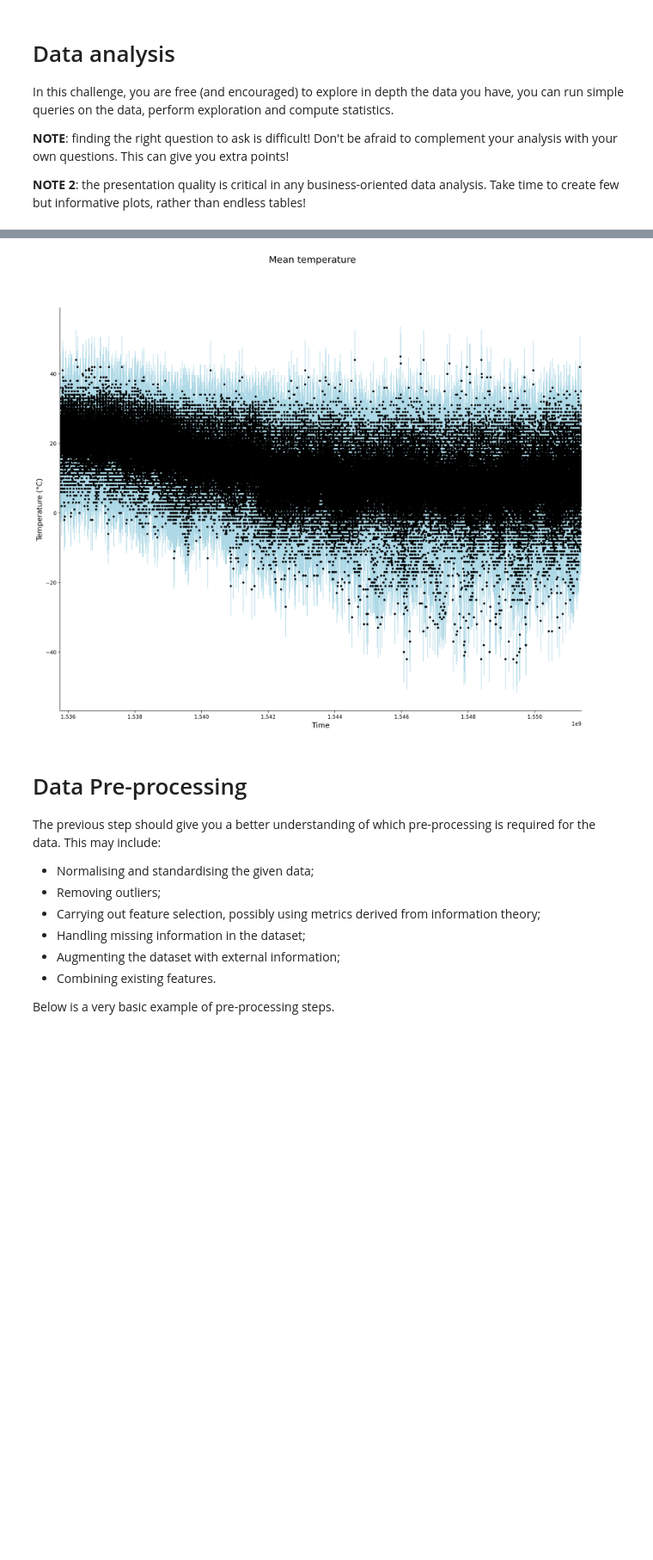
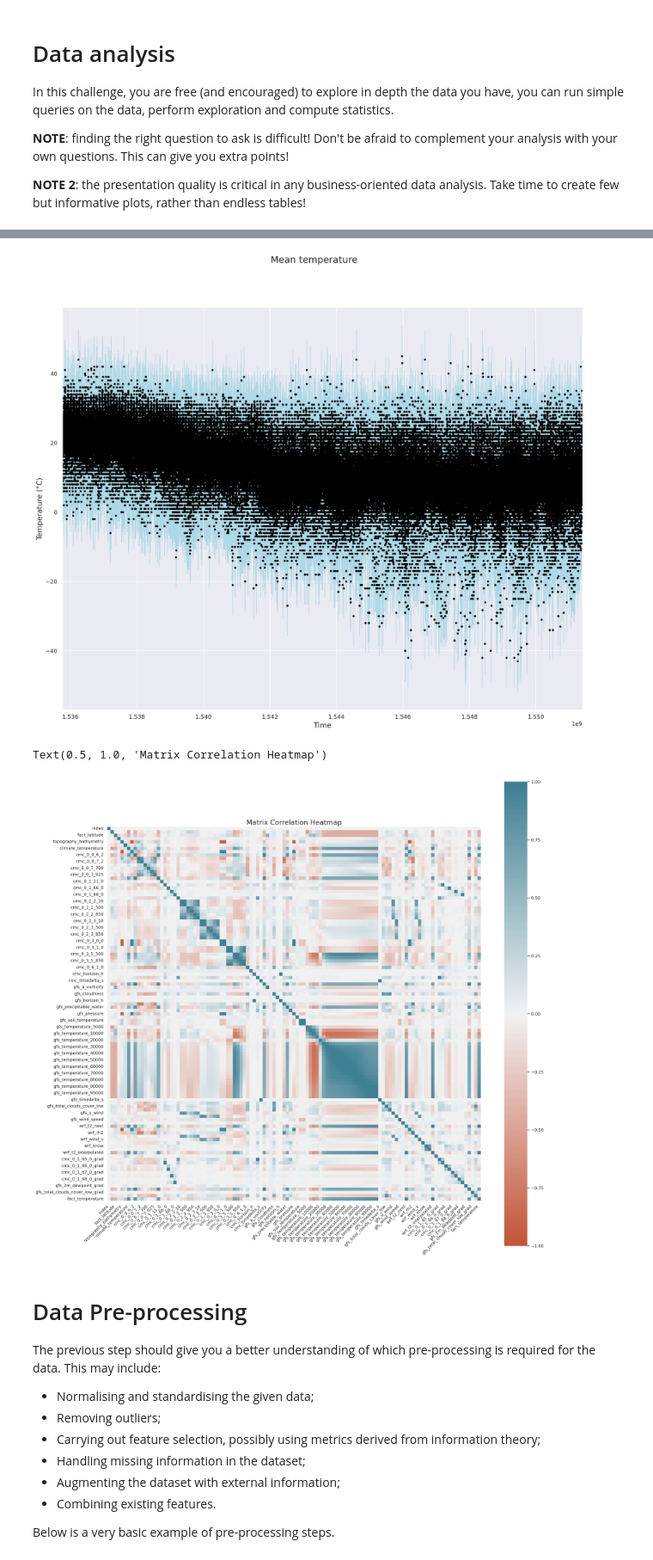
Before and after one commit to TemptingTaco12/aml, a Jupyter notebook: challenge1/challenge1_notebook.ipynb, the cells around one changed output, grey strips where cells are left out. Shown at 86% size. Saved outputs shown, nothing was run; the diff lists cells and outputs as text; code cells hidden in the pictures; blank space fills up the shorter version.

Commit message:
Added a correlation matrix heatmap

```diff
--- a/challenge1/challenge1_notebook.ipynb
+++ b/challenge1/challenge1_notebook.ipynb
@@ -73,6 +75,4 @@ plt.show()
 # %%
-mean_temps = df.groupby(df.fact_time).mean()
-
 plt.rcParams['figure.figsize'] = [18, 14]
 
 plt.xlabel('Time', fontsize=14)
@@ -82,7 +82,29 @@ plt.errorbar(mean_temps.index, mean_temps.fact_temperature, yerr=mean_temps.fact
 plt.suptitle('Mean temperature', fontsize=18)
 plt.show()
 # %% [output]
-[figure, old version]
+[figure, new version]
+# %%
+corr = df.corr()
+# %%
+sns.set(rc = {'figure.figsize':(22, 22)})
+
+ax = sns.heatmap(
+    corr,
+    vmin=-1, vmax=1, center=0,
+    cmap=sns.diverging_palette(20, 220, n=200),
+    square=True
+)
+
+ax.set_xticklabels(
+    ax.get_xticklabels(),
+    rotation=45,
+    horizontalalignment='right'
+)
+
+ax.set_title('Matrix Correlation Heatmap', size=18)
+# %% [output]
+Text(0.5, 1.0, 'Matrix Correlation Heatmap')
+[figure, added]
 # %% [markdown]
 
 # Data Pre-processing
```
Also changed, not shown: parts of 4 cells of this notebook.
